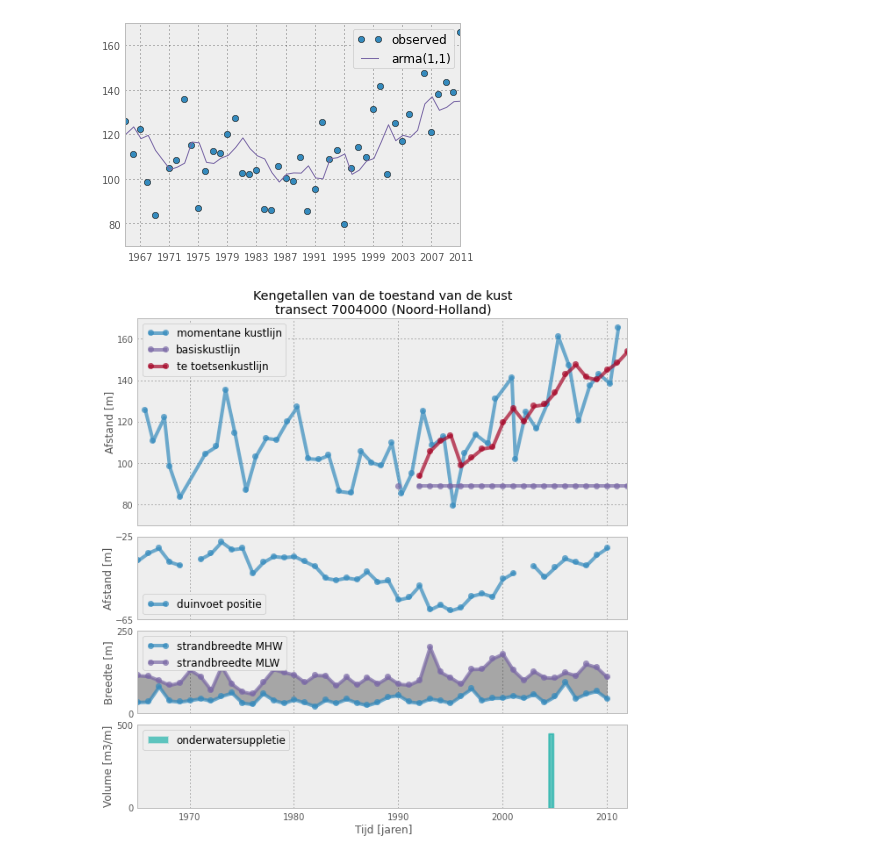
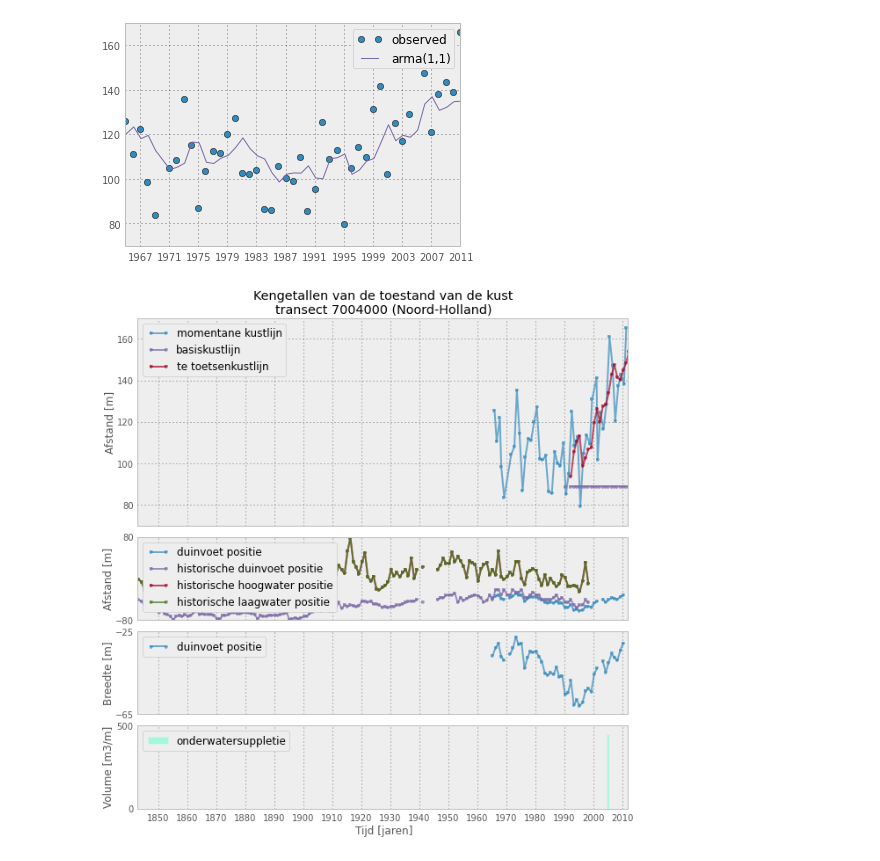
Before and after one commit to lizardsystem/lizard-kml, a Jupyter notebook: lizard_kml/jarkus/nourishmentplot.ipynb, the cells around one changed output. Cells and saved outputs as stored; diff of their text form; code cells hidden in the pictures.

```diff
--- a/lizard_kml/jarkus/nourishmentplot.ipynb
+++ b/lizard_kml/jarkus/nourishmentplot.ipynb
@@ -11,12 +11,21 @@ import netCDF4
 import matplotlib.gridspec
 # %%
 # Define url's to relevant databases
-mklurl = 'http://opendap.deltares.nl/thredds/dodsC/opendap/rijkswaterstaat/BKL_TKL_MKL/MKL.nc' #'/Users/fedorbaart/Downloads/MKL.nc'
-bklurl = 'http://opendap.deltares.nl/thredds/dodsC/opendap/rijkswaterstaat/BKL_TKL_MKL/BKL_TKL_TND.nc' #'/Users/fedorbaart/Downloads/BKL_TKL_TND.nc'
-dfurl = 'http://opendap.deltares.nl/thredds/dodsC/opendap/rijkswaterstaat/DuneFoot/DF.nc' #'/Users/fedorbaart/Downloads/DF.nc'
-bwurl = 'http://opendap.deltares.nl/thredds/dodsC/opendap/rijkswaterstaat/strandbreedte/strandbreedte.nc' #'/Users/fedorbaart/Downloads/DF.nc'
-nourishmenturl = 'http://opendap.deltares.nl/thredds/dodsC/opendap/rijkswaterstaat/suppleties/suppleties.nc' #'/Users/fedorbaart/Downloads/suppleties.nc'
+mklurl = '/Users/fedorbaart/Downloads/MKL.nc'
+bklurl = '/Users/fedorbaart/Downloads/BKL_TKL_TND.nc'
+dfurl = '/Users/fedorbaart/Downloads/DF.nc'
+bwurl = '/Users/fedorbaart/Downloads/DF.nc'
+nourishmenturl = '/Users/fedorbaart/Downloads/suppleties.nc'
+transecturl = '/Users/fedorbaart/Downloads/transect.nc'
+slurl = '/Users/fedorbaart/Downloads/strandlijnen.nc'
+
+mklurl = 'http://opendap.deltares.nl/thredds/dodsC/opendap/rijkswaterstaat/BKL_TKL_MKL/MKL.nc'
+bklurl = 'http://opendap.deltares.nl/thredds/dodsC/opendap/rijkswaterstaat/BKL_TKL_MKL/BKL_TKL_TND.nc'
+dfurl = 'http://opendap.deltares.nl/thredds/dodsC/opendap/rijkswaterstaat/DuneFoot/DF.nc'
+bwurl = 'http://opendap.deltares.nl/thredds/dodsC/opendap/rijkswaterstaat/strandbreedte/strandbreedte.nc'
+nourishmenturl = 'http://opendap.deltares.nl/thredds/dodsC/opendap/rijkswaterstaat/suppleties/suppleties.nc'
 transecturl = 'http://opendap.deltares.nl/thredds/dodsC/opendap/rijkswaterstaat/jarkus/profiles/transect.nc' #'/Users/fedorbaart/Downloads/transect.nc'
+slurl = 'http://opendap.deltares.nl/thredds/dodsC/opendap/rijkswaterstaat/strandlijnen/strandlijnen.nc' #'/Users/fedorbaart/Downloads/transect.nc'
 
 # Function arguments.
 transect = 7004000
@@ -36,10 +71,10 @@ transectdf = pandas.DataFrame(index=[transect], data=dict(mean_high_water=mean_h
 ds = netCDF4.Dataset(nourishmenturl)
 alltypes = set(x.strip() for x in netCDF4.chartostring(ds.variables['type'][:]))
 
-vars = [name for name, var in ds.variables.items() if 'nourishment' in var.dimensions]
+vars = [name for name, var in ds.variables.items() if 'survey' not in name and 'other' not in name and 'nourishment' in var.dimensions]
 vardict = {}
 for var in vars:
-    if ('date' in var):
+    if ('date' in var and 'units' in ds.variables[var].ncattrs()):
         # lookup the time variable
         t = netCDF4.netcdftime.num2date(ds.variables[var], ds.variables[var].units)
         vardict[var] = t
@@ -62,26 +97,27 @@ typemap = {'':'strand',
     'dijkverzwaring':'duin',
     'strandsuppletie banket':'strand',
     'duinverzwaring':'duin',
-    'strandsuppletie+vooroever':'strand',
+    'strandsuppletie+vooroever':'overig',
     'Duinverzwaring':'duin',
     'duin':'duin',
     'duinverzwaring en strandsuppleti':'duin',
     'vooroever':'vooroever',
     'zeewaartse duinverzwaring':'duin',
-    'banket': 'geulwand' ,
+    'banket': 'strand' ,
     'geulwand': 'geulwand',
-    'anders':'geulwand',
+    'anders':'overig',
     'landwaartse duinverzwaring':'duin',
-    'depot':'geulwand',
+    'depot':'overig',
     'vooroeversuppletie':'vooroever',
-    'onderwatersuppletie':'geulwand',
+    'onderwatersuppletie':'vooroever',
     'geulwandsuppletie':'geulwand'
     }
 beachcolors = {
           'duin': 'peru',
           'strand': 'khaki',
           'vooroever': 'aquamarine',
-          'geulwand': 'lightseagreen'
+          'geulwand': 'lightseagreen',
+          'overig': 'grey'
     }
 # Filter by current area and match the area
 filter = reduce(np.logical_and, [
@@ -201,7 +237,7 @@ gs = matplotlib.gridspec.GridSpec(4, 1, height_ratios=[5, 2, 2, 2])
 gs.update(hspace=0.1)
 
 # Some common style properties
-props = dict(linewidth=4, alpha=0.7, markeredgewidth=0, markersize=15, linestyle='-', marker='.')
+props = dict(linewidth=2, alpha=0.7, markeredgewidth=0, markersize=8, linestyle='-', marker='.')
 
 
 #Figuur 1: momentane kustlijn / te toetsenkustlijn / basiskustlijn, oftewel onderstaand tweede figuur. Bij voorkeur wel in het Nederlands en volgens mij klopt de tekst bij de as nu niet (afstand tot RSP (meters))
@@ -233,6 +269,9 @@ except ValueError, e:
 # Figuur 2: duinvoet / hoogwater / laagwater, vanaf (ongeveer) 1848 voor raai om de kilometer. Voor andere raaien vanaf 1965 (Jarkus)
 ax2 = plt.subplot(gs[1], sharex=ax1)
 ax2.plot(dfdf['time'], dfdf['dune_foot_rsp'], label='duinvoet positie', **props)
+ax2.plot(shorelinedf['time'], shorelinedf['dune_foot'], label='historische duinvoet positie', **props)
+ax2.plot(shorelinedf['time'], shorelinedf['mean_high_water'], label='historische hoogwater positie', **props)
+ax2.plot(shorelinedf['time'], shorelinedf['mean_high_water'], label='historische laagwater positie', **props)
 ax2.legend(loc='best')
 # Look up the location of the tick labels, because we're removing all but the first and last.
 locs = [ax2.yaxis.get_ticklocs()[0], ax2.yaxis.get_ticklocs()[-1]]
@@ -253,10 +292,12 @@ ax2.set_ylabel('Afstand [m]')
 # Share the x axis with axes ax1
 ax3 = plt.subplot(gs[2], sharex=ax1)
 # Plot the 3 lines
+'''
 ax3.fill_between(np.asarray(bwdf['time']), np.asarray(bwdf['beach_width_at_MLW']), np.asarray(bwdf['beach_width_at_MHW']), alpha=0.3, color='black')
 ax3.plot(bwdf['time'], bwdf['beach_width_at_MHW'], label='strandbreedte MHW', **props)
 ax3.plot(bwdf['time'], bwdf['beach_width_at_MLW'], label='strandbreedte MLW', **props)
-
+'''
+ax3.plot(dfdf['time'], dfdf['dune_foot_rsp'], label='duinvoet positie', **props)
 # Dune foot is position but relative to RSP, so we can call it a width
 ax3.set_ylabel('Breedte [m]')
 # Look up the location of the tick labels, because we're removing all but the first and last.
@@ -287,31 +328,31 @@ for i, row in nourishmentdfsel.iterrows():
     # Look up the color based on the type of nourishment
     color = beachcolors[typemap[row['type'].strip()]]
     # Strip spaces
     label = row['type'].strip()
     # Common properties
     props = dict(alpha=0.7, linewidth=2)
     # Plot a bar per nourishment
     ax4.fill_betweenx([0,row['volm']],row['beg_date'], row['end_date'], edgecolor=color, color=color, **props)
     if label not in labels:
         # Fill_between's are not added with labels.
         # So we'll create a proxy artist (a non plotted rectangle, with the same color)
         # http://matplotlib.org/users/legend_guide.html
         proxy = matplotlib.patches.Rectangle((0, 0), 1, 1, facecolor=color, **props)
         proxy.set_label(label)
         proxies.append(proxy)
         labels.append(label)
 # Only use first and last tick label
 locs = [ax4.yaxis.get_ticklocs()[0], ax4.yaxis.get_ticklocs()[-1]]
 ax4.yaxis.set_ticks(locs)
 ax4.yaxis.grid(False)
 #ax3.yaxis.set_major_formatter(matplotlib.ticker.FormatStrFormatter('%.0f'))
 ax4.set_ylabel('Volume [m3/m]')
 ax4.set_xlabel('Tijd [jaren]')
 # This one we want to see
 ax4.xaxis.set_visible(True)
 # Show dates at decenia
 ax4.xaxis.set_major_locator(matplotlib.dates.YearLocator(base=10))
 # Now we plot the proxies with corresponding legends.
 legend = ax4.legend(proxies, labels, loc='upper left')
 # %% [output]
-[figure, old version]
+[figure, new version]
```
Also changed, not shown: parts of 1 cell of this notebook, 1 other file.
